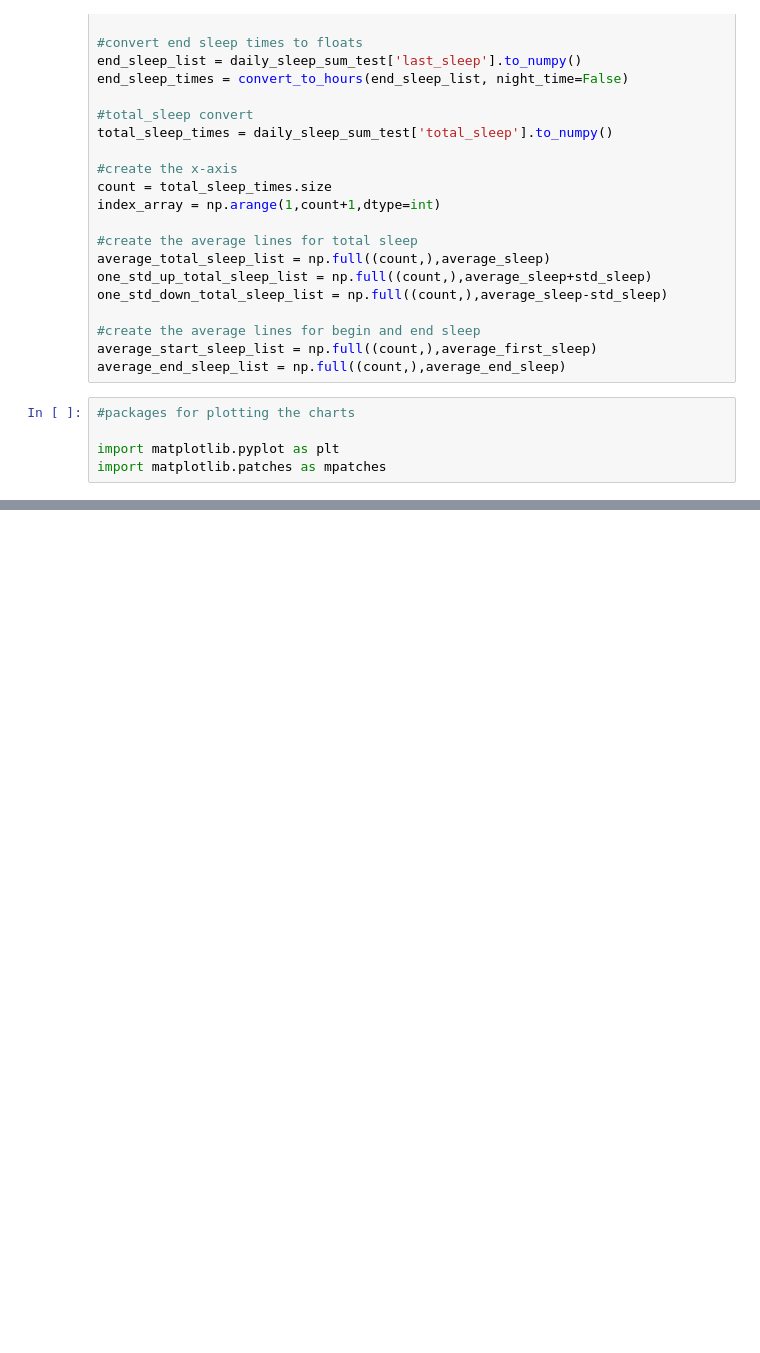
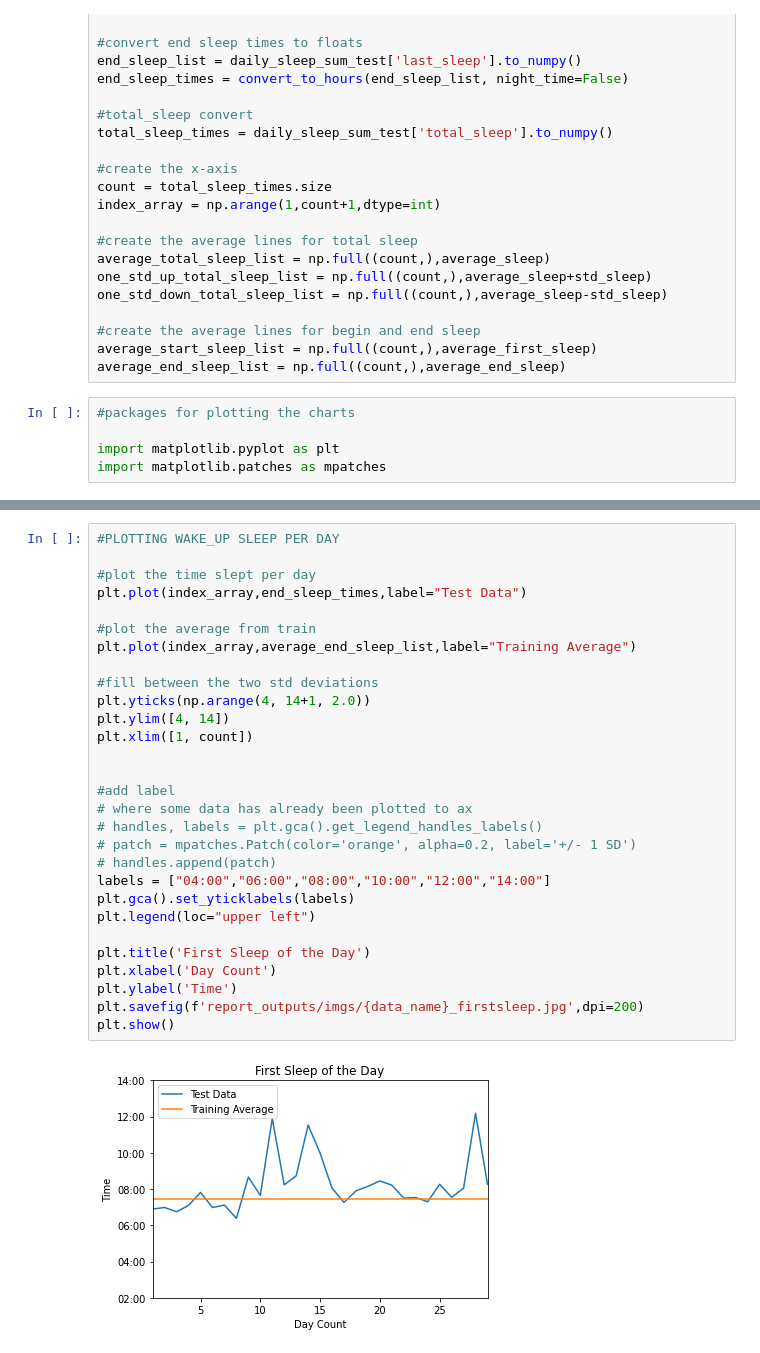
Before and after one commit to genbhall/MSc-individual-project, a Jupyter notebook: preprocessing/sleep_analytics.ipynb, the cells around one changed output, grey strips where cells are left out. Cells and saved outputs as stored; diff of their text form; blank space fills up the shorter version.

```diff
--- a/preprocessing/sleep_analytics.ipynb
+++ b/preprocessing/sleep_analytics.ipynb
@@ -175,0 +183,31 @@ plt.show()
+# %%
+#PLOTTING WAKE_UP SLEEP PER DAY
+
+#plot the time slept per day
+plt.plot(index_array,end_sleep_times,label="Test Data")
+
+#plot the average from train
+plt.plot(index_array,average_end_sleep_list,label="Training Average")
+
+#fill between the two std deviations
+plt.yticks(np.arange(4, 14+1, 2.0))
+plt.ylim([4, 14])
+plt.xlim([1, count])
+
+
+#add label
+# where some data has already been plotted to ax
+# handles, labels = plt.gca().get_legend_handles_labels()
+# patch = mpatches.Patch(color='orange', alpha=0.2, label='+/- 1 SD')
+# handles.append(patch)
+labels = ["04:00","06:00","08:00","10:00","12:00","14:00"]
+plt.gca().set_yticklabels(labels)
+plt.legend(loc="upper left")
+
+plt.title('First Sleep of the Day')
+plt.xlabel('Day Count')
+plt.ylabel('Time')
+plt.savefig(f'report_outputs/imgs/{data_name}_firstsleep.jpg',dpi=200)
+plt.show()
+# %% [output]
+[figure, added]
```
Also changed, not shown: parts of 2 cells of this notebook, 4 other files.
